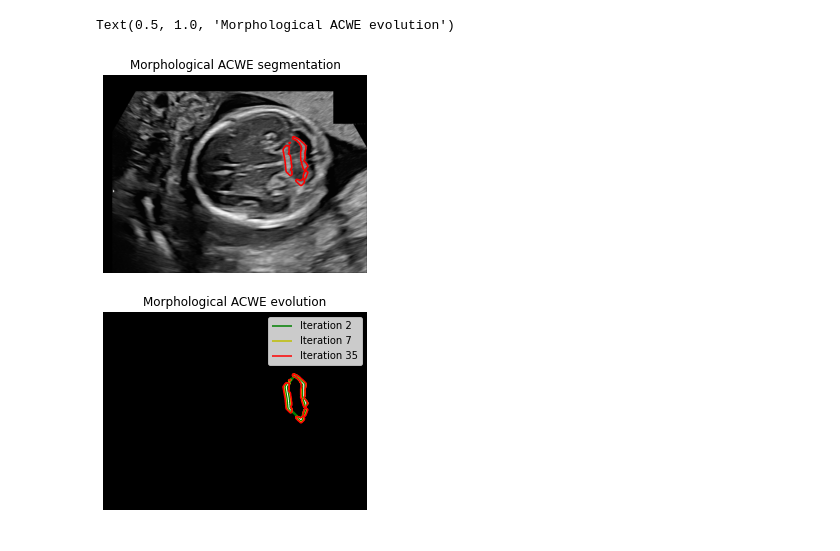
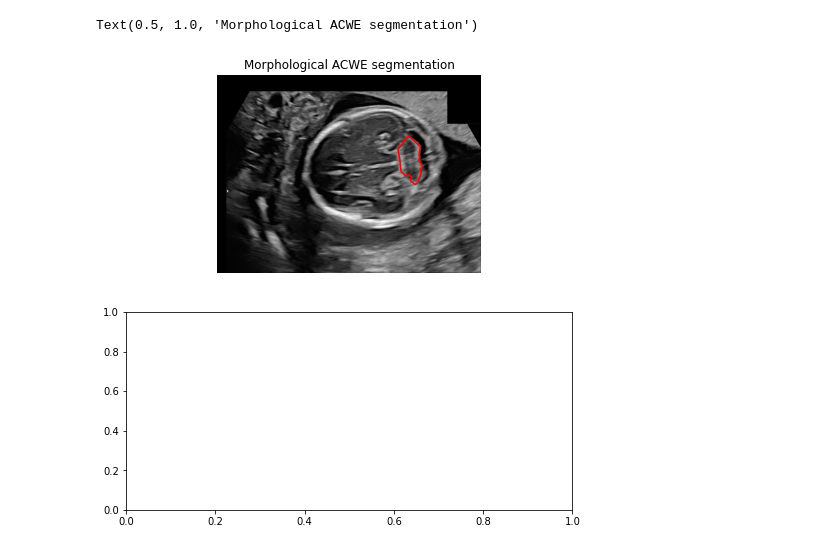
Before and after one commit to marianocabezas/fetal-brain, a Jupyter notebook: snakes.ipynb, the cells around one changed output. Drawn from its saved outputs; the diff is of its cells as text; code cells hidden in the pictures.

```diff
--- a/snakes.ipynb
+++ b/snakes.ipynb
@@ -46,7 +46,7 @@ def anatStructMask(set1, height, width, alpha=0.01):
             #maxx = int(max(maxx1, maxx2) * 1.2)
             #maxy = int(max(maxy1, maxy2) * 1.2)
 
-            im1 = np.zeros([height, width, 1])
+            mask = np.zeros([height, width, 1])
 
             points1 = list(zip(*poly1.exterior.coords.xy))
             points1 = [[int(x), int(y)] for x, y in points1]
@@ -54,7 +54,8 @@ def anatStructMask(set1, height, width, alpha=0.01):
 
             #print(points1)
 
-            cv2.polylines(mask, pts=[points1], color=255, isClosed=True, thickness=5)
+            cv2.fillPoly(mask, pts=[points1], color=255)
+            cv2.polylines(mask, pts=[points1], color=255, isClosed=True, thickness=1)
 
             return mask
     else:
@@ -304,50 +207,38 @@ def active_contours_from_rough_contour(image,mask):
     # prepare image and mask
     imageProcess = img_as_float(image)
 
     # Initial level set
     init_ls = np.squeeze(mask)
 
     # Call Active contours function
     return morphological_chan_vese(imageProcess, iterations=10, init_level_set=init_ls,
-                                 smoothing=3, lambda2=1)
+                                 smoothing=3, lambda1=0.5,lambda2=0.5)
 
 
 
 # Load image
 image, data, labels, points = load_xcf("data/97.1.xcf")
 dict1 = makeDict(labels,points)
 height, width = image.shape
 
 #choose a layer
 lay = "cerebel"
 
 # create layer mask
 mask = layerMask(lay,dict1,height, width)
-active_contours_from_rough_contour(image,mask)
+ls = active_contours_from_rough_contour(image,mask)
 
-#cv2.imwrite("im.jpg",image)
-#cv2.imwrite("init.jpg",init_ls)
-#cv2.imwrite("out.jpg",255*ls)
+cv2.imwrite("im.jpg",image)
+cv2.imwrite("initMask.jpg",mask)
+cv2.imwrite("out.jpg",255*ls)
 
 fig, axes = plt.subplots(2, 1, figsize=(8, 8))
 ax = axes.flatten()
 
-ax[0].imshow(imageProcess, cmap="gray")
+ax[0].imshow(image, cmap="gray")
 ax[0].set_axis_off()
 ax[0].contour(ls, [0.5], colors='r')
 ax[0].set_title("Morphological ACWE segmentation", fontsize=12)
-
-ax[1].imshow(ls, cmap="gray")
-ax[1].set_axis_off()
-contour = ax[1].contour(evolution[2], [0.5], colors='g')
-contour.collections[0].set_label("Iteration 2")
-contour = ax[1].contour(evolution[7], [0.5], colors='y')
-contour.collections[0].set_label("Iteration 7")
-contour = ax[1].contour(evolution[-1], [0.5], colors='r')
-contour.collections[0].set_label("Iteration 35")
-ax[1].legend(loc="upper right")
-title = "Morphological ACWE evolution"
-ax[1].set_title(title, fontsize=12)
 # %% [output]
-Text(0.5, 1.0, 'Morphological ACWE evolution')
+Text(0.5, 1.0, 'Morphological ACWE segmentation')
-[figure, old version]
+[figure, new version]
```
Also changed, not shown: parts of 15 cells of this notebook, 1 other file.
